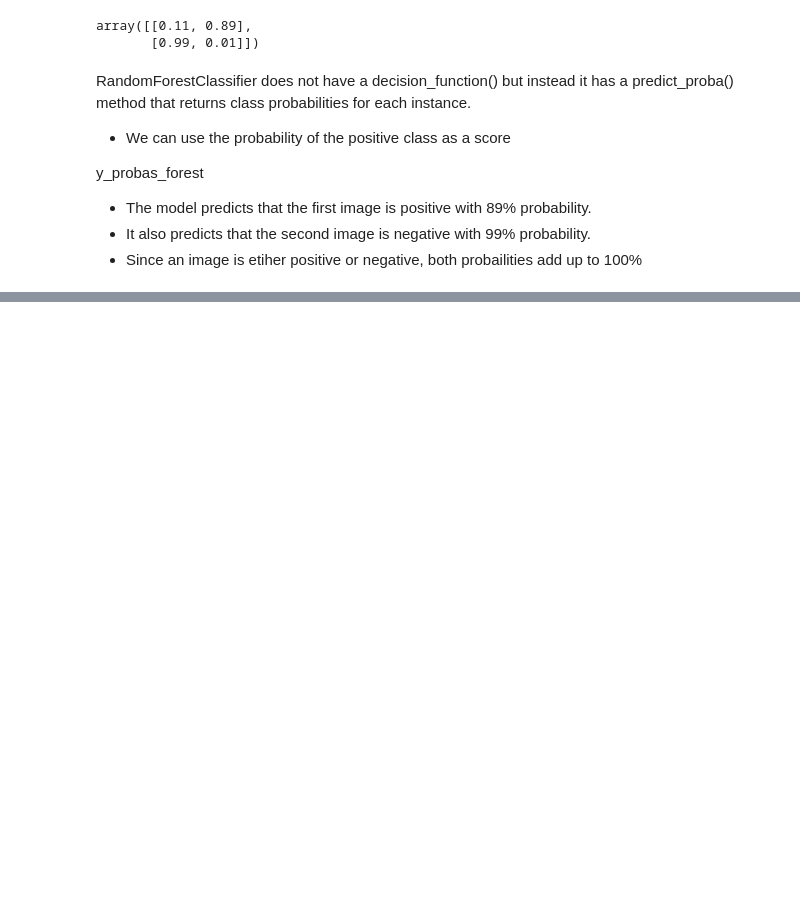
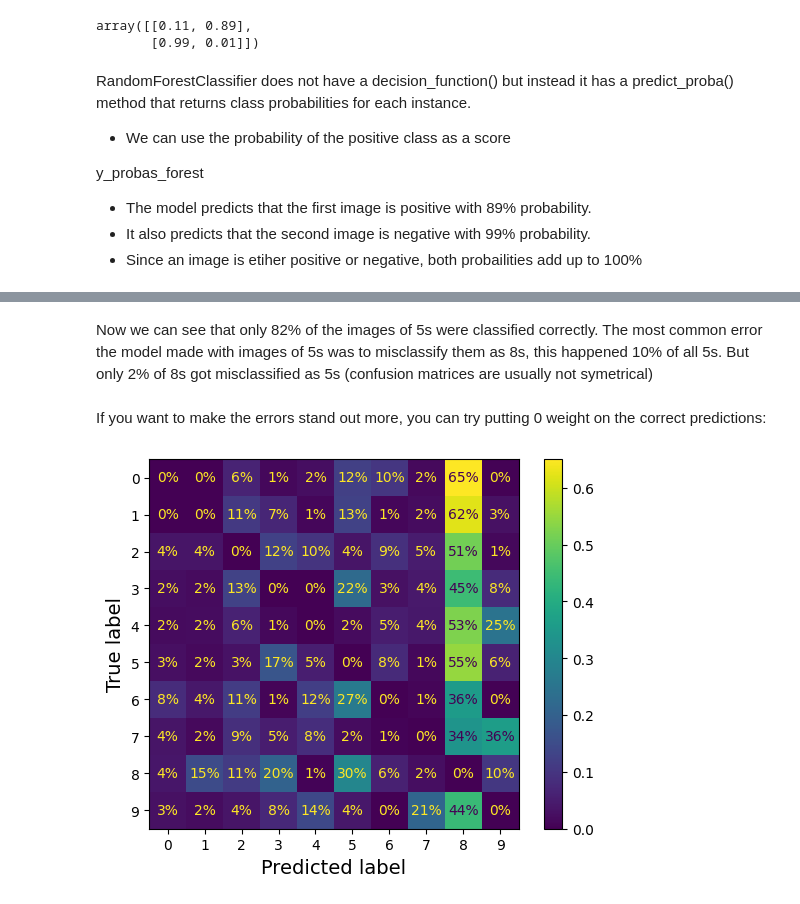
Before and after one commit to Gonzalo-Caro/Practicas-ML-NN, a Jupyter notebook: Book/03_Classification.ipynb, the cells around one changed output, grey strips where cells are left out. Drawn from its saved outputs; the diff is of its cells as text; code cells hidden in the pictures; blank space fills up the shorter version.

```diff
--- a/Book/03_Classification.ipynb
+++ b/Book/03_Classification.ipynb
@@ -424,0 +623,13 @@ y_probas_forest
+# %% [markdown]
+Now we can see that only 82% of the images of 5s were classified correctly. The most common error the model made with images of 5s was to misclassify them as 8s, this happened 10% of all 5s. But only 2% of 8s got misclassified as 5s (confusion matrices are usually not symetrical)
+# %% [markdown]
+If you want to make the errors stand out more, you can try putting 0 weight on the correct predictions:
+# %%
+sample_weight = (y_train_pred != y_train)
+plt.rc('font', size=10)  # extra code
+ConfusionMatrixDisplay.from_predictions(y_train, y_train_pred,
+                                        sample_weight=sample_weight,
+                                        normalize="true", values_format=".0%")
+plt.show()
+# %% [output]
+[figure, added]
```
Also changed, not shown: parts of 54 cells of this notebook.
